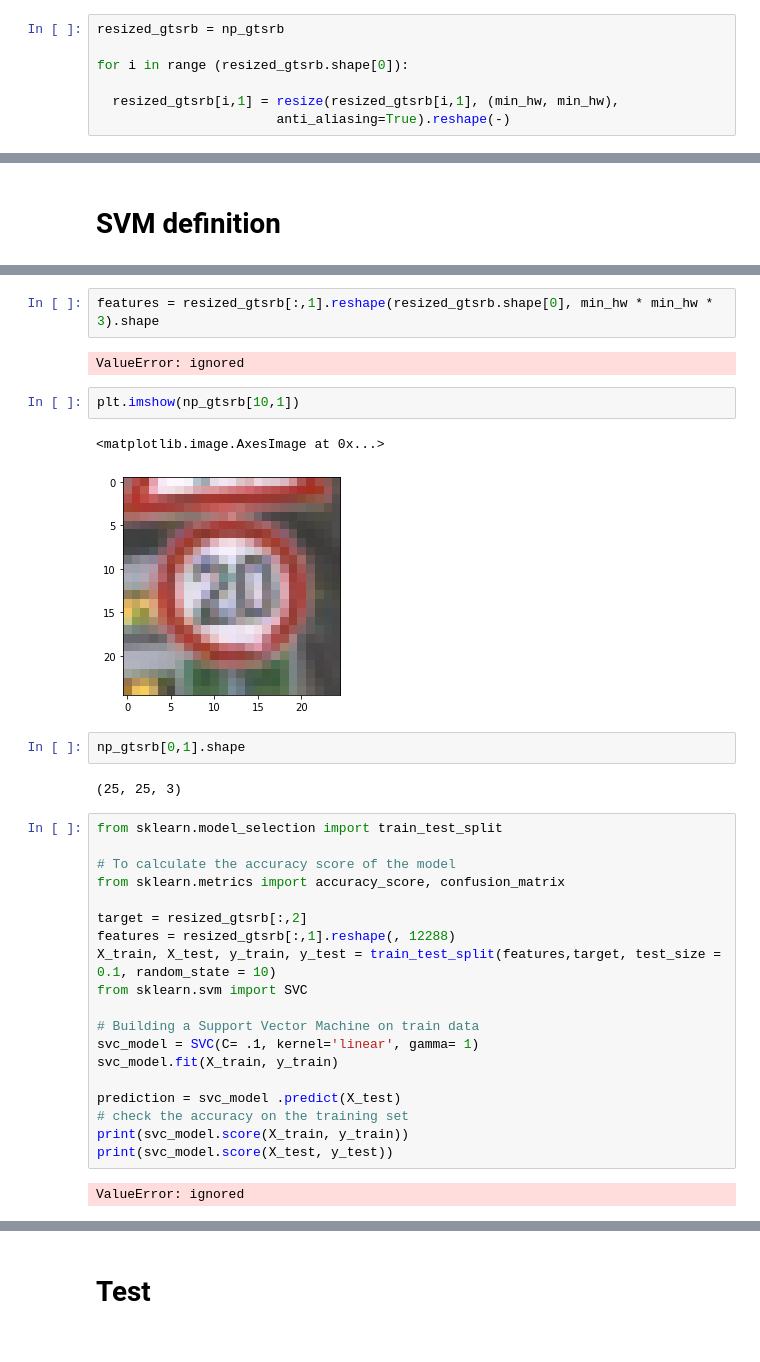
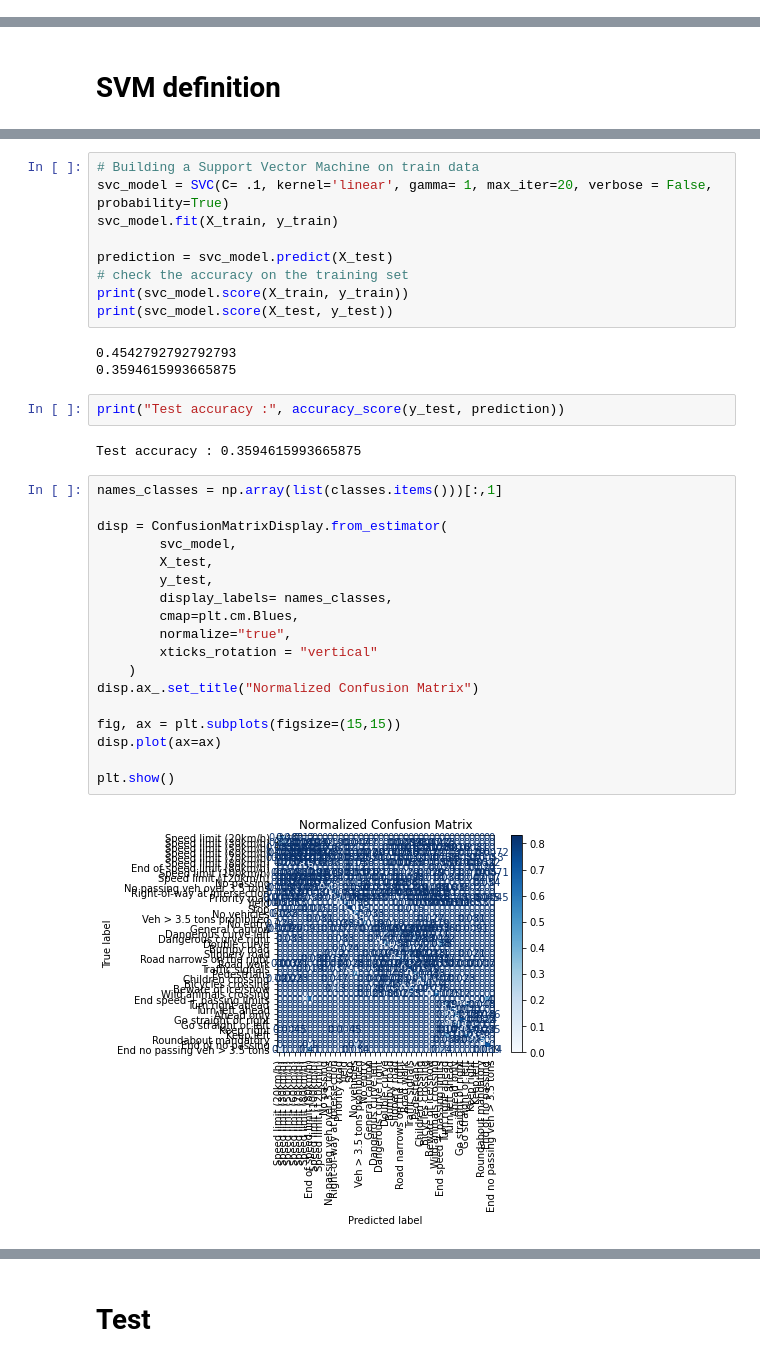
Before and after one commit to katL7/GTSRB-APS360, a Jupyter notebook: project_svm.ipynb, the cells around one changed output, grey strips where cells are left out. Cells and saved outputs as stored; diff of their text form.

```diff
--- a/project_svm.ipynb
+++ b/project_svm.ipynb
@@ -204,7 +234,0 @@ min_hw = np.min(np.array(pd_gtsrb[['Height',	'Width']]))
-# %%
-resized_gtsrb = np_gtsrb
-
-for i in range (resized_gtsrb.shape[0]):
-
-  resized_gtsrb[i,1] = resize(resized_gtsrb[i,1], (min_hw, min_hw),
-                       anti_aliasing=True).reshape(-)
@@ -217,34 +285,36 @@ resized_gtsrb[2,1].shape
-# %%
-features = resized_gtsrb[:,1].reshape(resized_gtsrb.shape[0], min_hw * min_hw * 3).shape
-# %% [output]
-ValueError: ignored
-# %%
-plt.imshow(np_gtsrb[10,1])
-# %% [output]
-<matplotlib.image.AxesImage at 0x...>
-[figure, removed]
-# %%
-np_gtsrb[0,1].shape
-# %% [output]
-(25, 25, 3)
 # %%
-from sklearn.model_selection import train_test_split
-
-# To calculate the accuracy score of the model
-from sklearn.metrics import accuracy_score, confusion_matrix
-
-target = resized_gtsrb[:,2]
-features = resized_gtsrb[:,1].reshape(, 12288)
-X_train, X_test, y_train, y_test = train_test_split(features,target, test_size = 0.1, random_state = 10)
-from sklearn.svm import SVC
-
 # Building a Support Vector Machine on train data
-svc_model = SVC(C= .1, kernel='linear', gamma= 1)
+svc_model = SVC(C= .1, kernel='linear', gamma= 1, max_iter=20, verbose = False, probability=True)
 svc_model.fit(X_train, y_train)
 
-prediction = svc_model .predict(X_test)
+prediction = svc_model.predict(X_test)
 # check the accuracy on the training set
 print(svc_model.score(X_train, y_train))
 print(svc_model.score(X_test, y_test))
 # %% [output]
-ValueError: ignored
+0.4542792792792793
+0.3594615993665875
+# %%
+print("Test accuracy :", accuracy_score(y_test, prediction))
+# %% [output]
+Test accuracy : 0.3594615993665875
+# %%
+names_classes = np.array(list(classes.items()))[:,1]
+
+disp = ConfusionMatrixDisplay.from_estimator(
+        svc_model,
+        X_test,
+        y_test,
+        display_labels= names_classes,
+        cmap=plt.cm.Blues,
+        normalize="true",
+        xticks_rotation = "vertical"
+    )
+disp.ax_.set_title("Normalized Confusion Matrix")
+
+fig, ax = plt.subplots(figsize=(15,15))
+disp.plot(ax=ax)
+
+plt.show()
+# %% [output]
+[figure, added]
```
Also changed, not shown: parts of 25 cells of this notebook.
